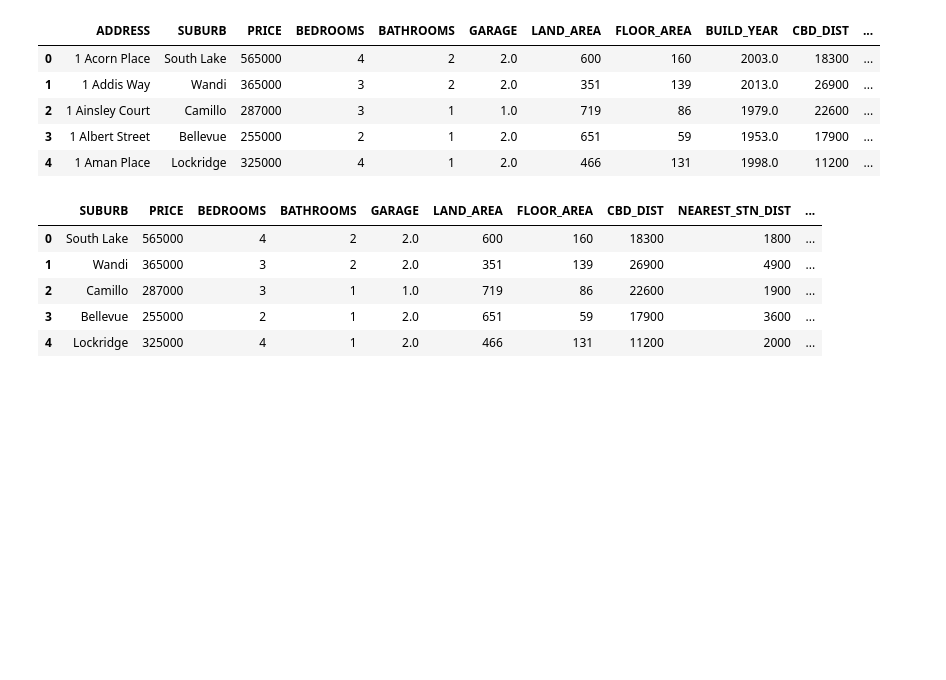
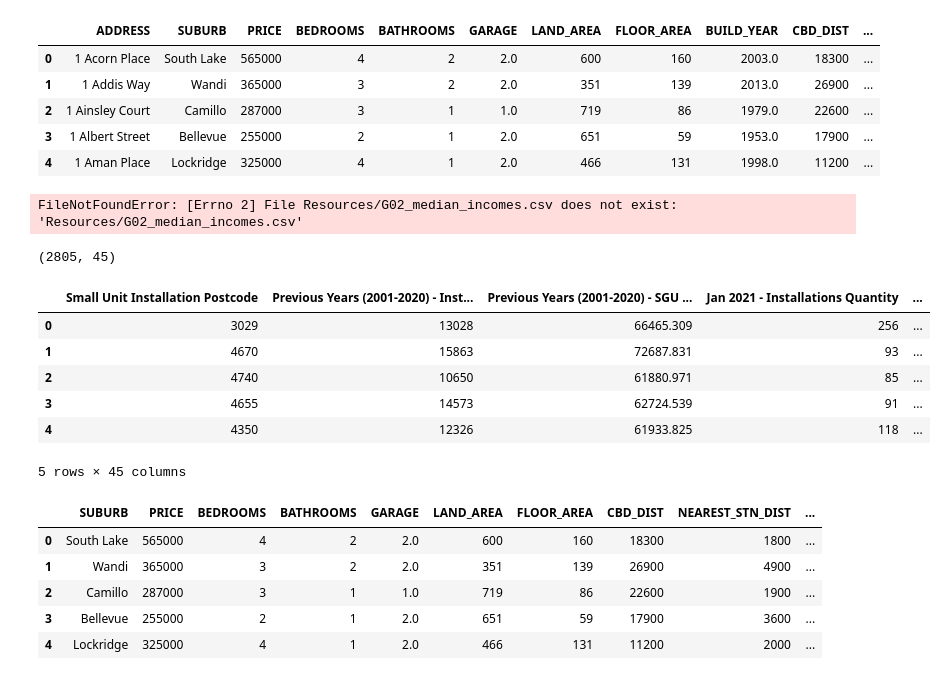
Before and after one commit to dalemunroe/Project-2, a Jupyter notebook: Untitled.ipynb, the cells around one changed output. Drawn from its saved outputs; the diff is of its cells as text; code cells hidden in the pictures; blank space fills up the shorter version.

```diff
--- a/Untitled.ipynb
+++ b/Untitled.ipynb
@@ -25,6 +25,29 @@ suburb_data_df.head()
 | 2 | 1 Ainsley Court | Camillo | 287000 | 3 | 1 | 1.0 | 719 | 86 | 1979.0 | 22600 | ... |
 | 3 | 1 Albert Street | Bellevue | 255000 | 2 | 1 | 2.0 | 651 | 59 | 1953.0 | 17900 | ... |
 | 4 | 1 Aman Place | Lockridge | 325000 | 4 | 1 | 2.0 | 466 | 131 | 1998.0 | 11200 | ... |
+# %%
+median_income = pd.read_csv('Resources/G02_median_incomes.csv')
+median_income.head()
+# %% [output]
+FileNotFoundError: [Errno 2] File Resources/G02_median_incomes.csv does not exist: 'Resources/G02_median_incomes.csv'
+# %%
+# Make a reference to the comic_books_expanded.csv file path
+csv_path = "Resources/solar_data_by_postcode.csv"
+
+# Import the comic_books_expanded.csv file as a DataFrame
+solar_df = pd.read_csv(csv_path, encoding="utf-8")
+# Check the special characters imported correctly
+print(solar_df.shape)
+solar_df.head()
+# %% [output]
+(2805, 45)
+|  | Small Unit Installation Postcode | Previous Years (2001-2020) - Inst... | Previous Years (2001-2020) - SGU ... | Jan 2021 - Installations Quantity | ... |
+| 0 | 3029 | 13028 | 66465.309 | 256 | ... |
+| 1 | 4670 | 15863 | 72687.831 | 93 | ... |
+| 2 | 4740 | 10650 | 61880.971 | 85 | ... |
+| 3 | 4655 | 14573 | 62724.539 | 91 | ... |
+| 4 | 4350 | 12326 | 61933.825 | 118 | ... |
+5 rows × 45 columns
 # %%
 protocol = 'postgresql'
 username = 'postgres'
```
Also changed, not shown: parts of 11 cells of this notebook.
